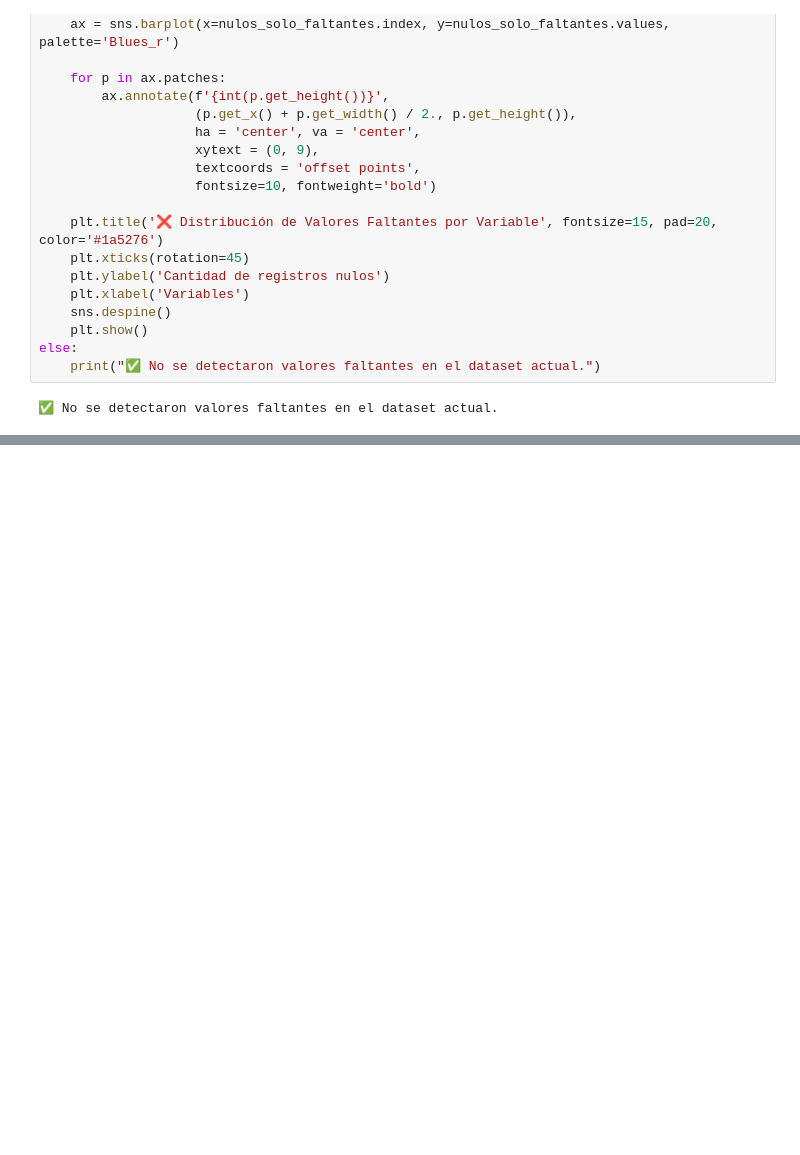
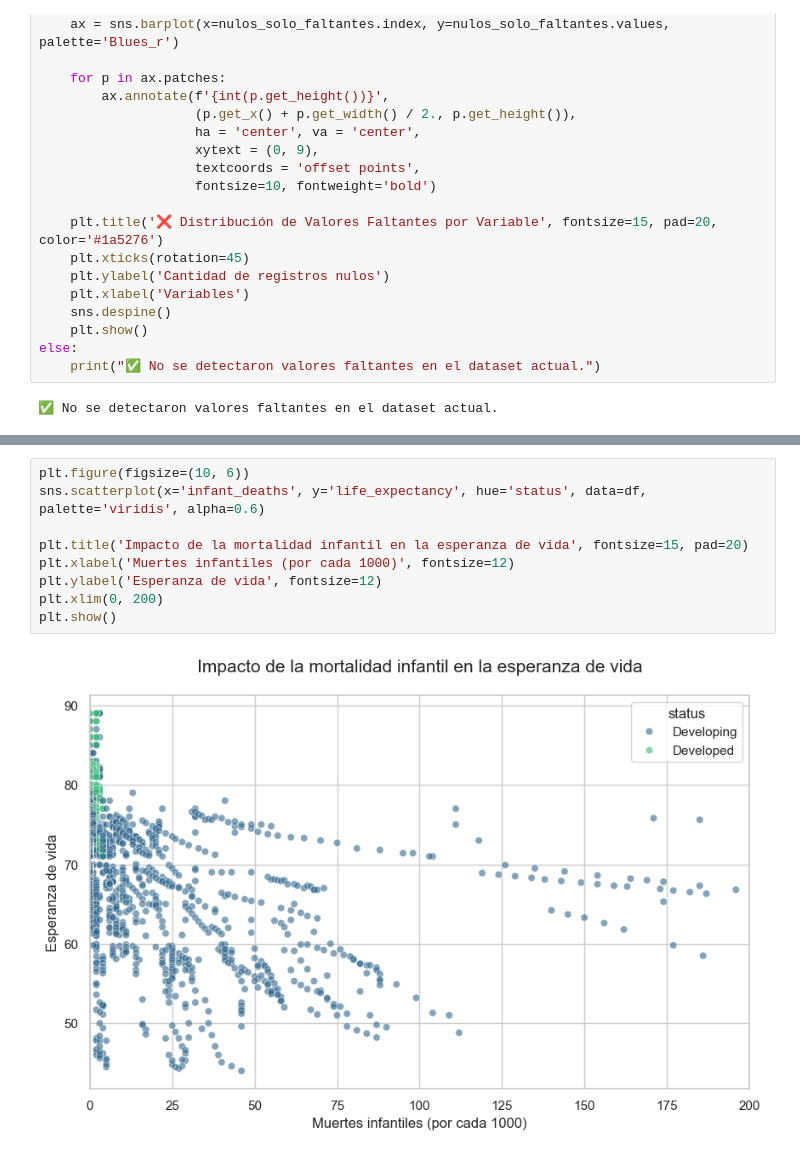
Before and after one commit to Azwraithz/Coderhouse-DataScience-C77745, a Jupyter notebook: MoralesLuis.ipynb, the cells around one changed output, grey strips where cells are left out. Drawn from its saved outputs; the diff is of its cells as text; blank space fills up the shorter version.

```diff
--- a/MoralesLuis.ipynb
+++ b/MoralesLuis.ipynb
@@ -227,0 +286,11 @@ plt.show()
+# %%
+plt.figure(figsize=(10, 6))
+sns.scatterplot(x='infant_deaths', y='life_expectancy', hue='status', data=df, palette='viridis', alpha=0.6)
+
+plt.title('Impacto de la mortalidad infantil en la esperanza de vida', fontsize=15, pad=20)
+plt.xlabel('Muertes infantiles (por cada 1000)', fontsize=12)
+plt.ylabel('Esperanza de vida', fontsize=12)
+plt.xlim(0, 200)
+plt.show()
+# %% [output]
+[figure, added]
```
Also changed, not shown: parts of 11 cells of this notebook.
